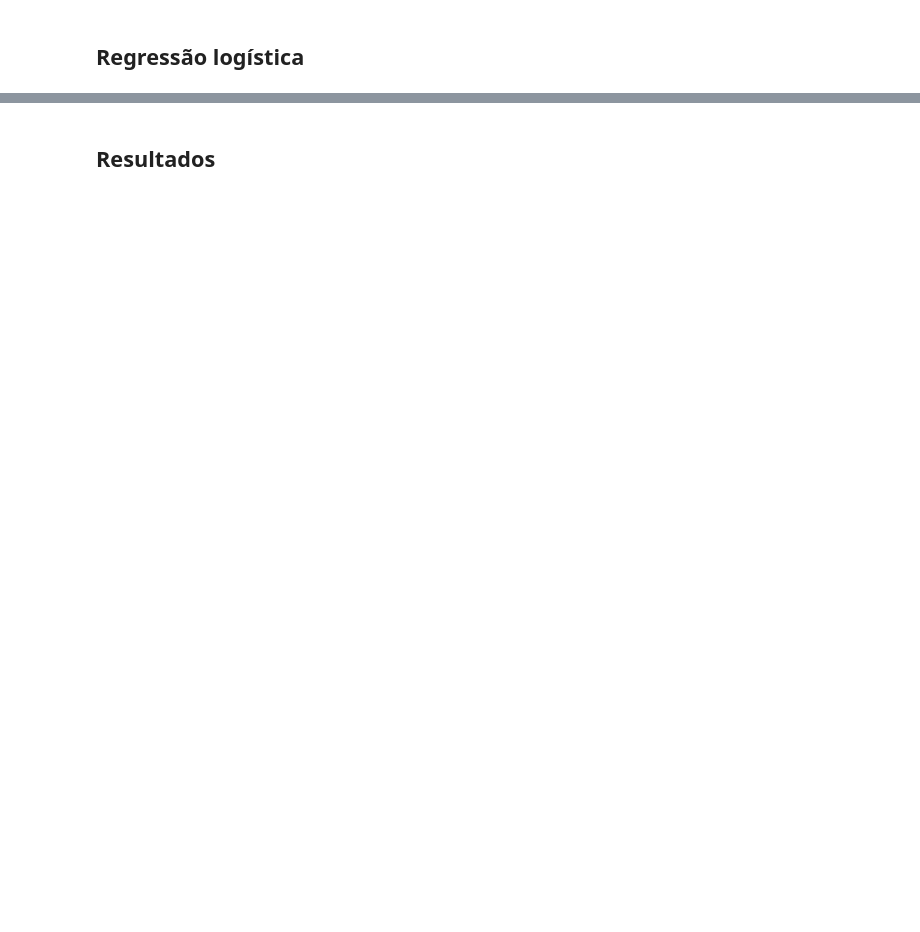
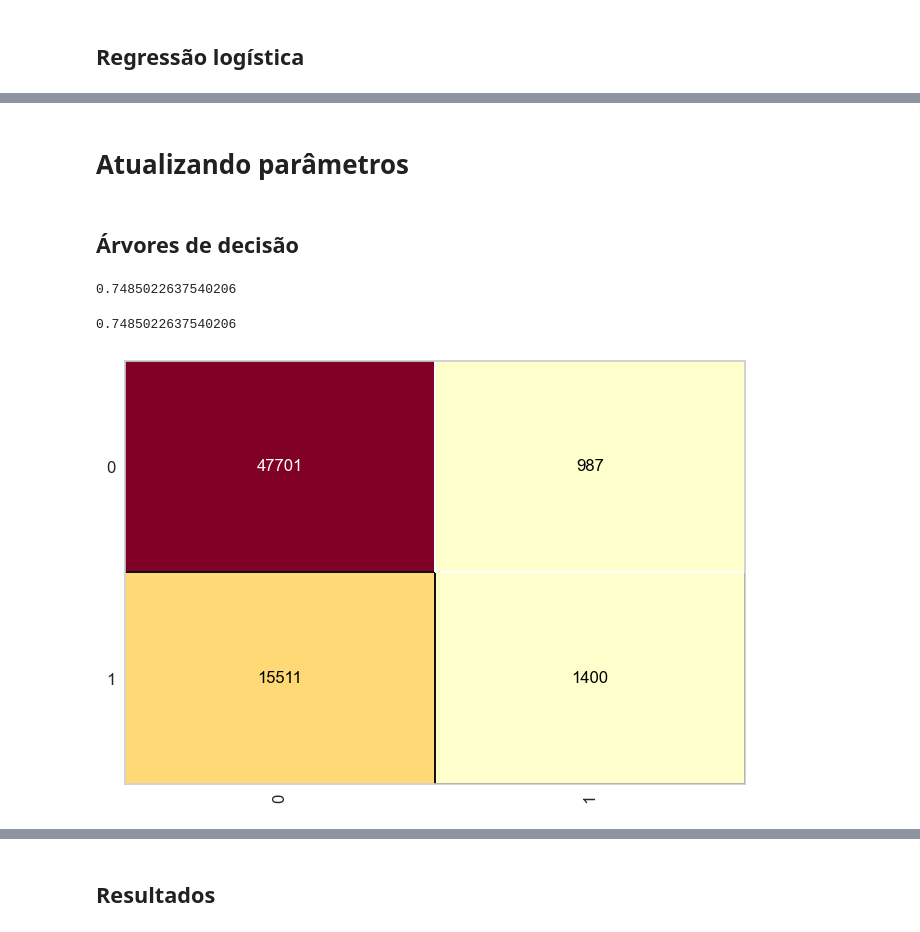
Before and after one commit to jesyavl/ADAPR5, a Jupyter notebook: ada_project_ml_i/notebooks/AdaPr5.ipynb, the cells around one changed output, grey strips where cells are left out. Drawn from its saved outputs; the diff is of its cells as text; code cells hidden in the pictures; blank space fills up the shorter version.

```diff
--- a/ada_project_ml_i/notebooks/AdaPr5.ipynb
+++ b/ada_project_ml_i/notebooks/AdaPr5.ipynb
@@ -793,4 +795,0 @@ weighted avg       0.72      0.62      0.65     65599
-# %%
-svm_modelo = SVC(kernel = 'rbf', C = 1.0, tol = 0.001)
-svm_modelo.fit(x_train, y_train)
-previsoes = svm_modelo.predict(x_test)
@@ -810,6 +803,6 @@ print(classification_report(y_test, previsoes))
 # %%
 rede_neural_modelo = MLPClassifier(max_iter = 1000, verbose = True, tol = 0.0000100,
                                    solver = 'sgd', activation = 'logistic',
-                                   hidden_layer_sizes = (100, 100),
+                                   hidden_layer_sizes = (4, 4),
                                    batch_size = 10)
 rede_neural_modelo.fit(x_train, y_train)
@@ -908,0 +937,19 @@ print(melhor_resultado)
+# %% [markdown]
+# Atualizando parâmetros
+# %% [markdown]
+## Árvores de decisão
+# %%
+arvore_modelo = DecisionTreeClassifier(criterion = 'entropy', min_samples_leaf = 1, min_samples_split = 10 , splitter = 'random')
+arvore_modelo.fit(x_train, y_train)
+previsoes = arvore_modelo.predict(x_test)
+# %%
+accuracy_score(y_test, previsoes)
+# %% [output]
+0.7485022637540206
+# %%
+cm = ConfusionMatrix(arvore_modelo)
+cm.fit(x_train, y_train)
+cm.score(x_test, y_test)
+# %% [output]
+0.7485022637540206
+[figure, added]
```
Also changed, not shown: parts of 48 cells of this notebook.
